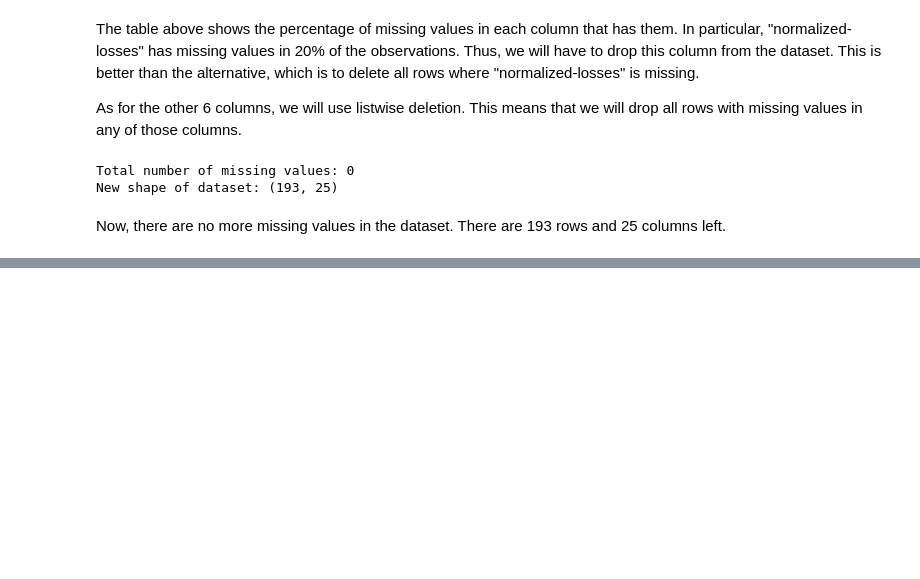
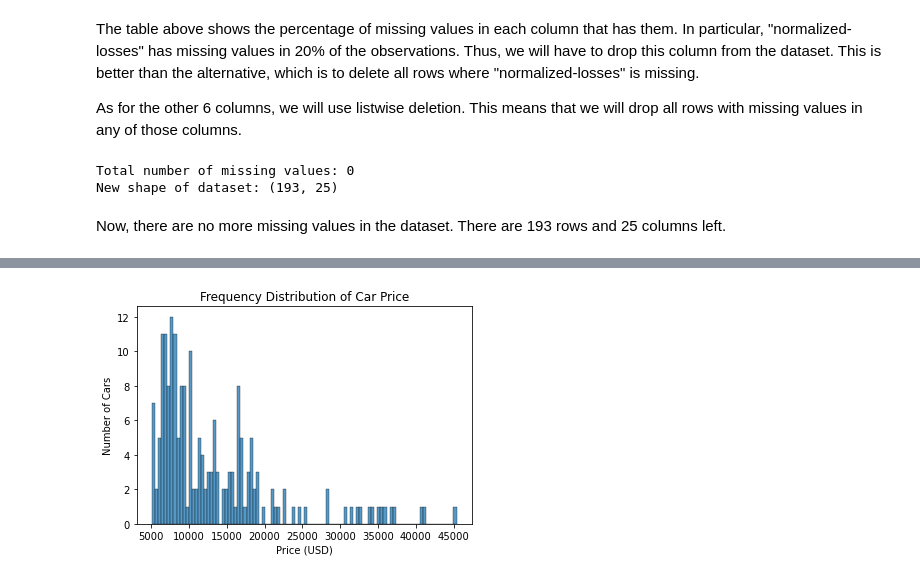
Before and after one commit to MiguelAHG/mahg-data-science, a Jupyter notebook: _notebooks/2021-12-20-Predicting-Car-Prices-K-Nearest-Neighbors.ipynb, the cells around one changed output, grey strips where cells are left out. Cells and saved outputs as stored; diff of their text form; code cells hidden in the pictures; blank space fills up the shorter version.

```diff
--- a/_notebooks/2021-12-20-Predicting-Car-Prices-K-Nearest-Neighbors.ipynb
+++ b/_notebooks/2021-12-20-Predicting-Car-Prices-K-Nearest-Neighbors.ipynb
@@ -242,0 +298,14 @@ Now, there are no more missing values in the dataset. There are 193 rows and 25
+# %%
+#collapse-hide
+all_feature_cols = [col for col in cars_df.columns if col != "price"]
+
+# Series of feature:data type
+fdt = cars_df[all_feature_cols].dtypes
+
+# Identify numeric features
+all_numeric_features = fdt.index[fdt != "object"]
+
+# Standardize
+cars_df[all_numeric_features] = cars_df[all_numeric_features].apply(stats.zscore, axis = 0)
+
+cars_df[all_numeric_features].head()
@@ -242,0 +361,9 @@ Now, there are no more missing values in the dataset. There are 193 rows and 25
+# %%
+#collapse-hide
+sns.histplot(cars_df["price"], bins = 100)
+plt.title("Frequency Distribution of Car Price")
+plt.xlabel("Price (USD)")
+plt.ylabel("Number of Cars")
+plt.show()
+# %% [output]
+[figure, added]
```
Also changed, not shown: parts of 23 cells of this notebook.
